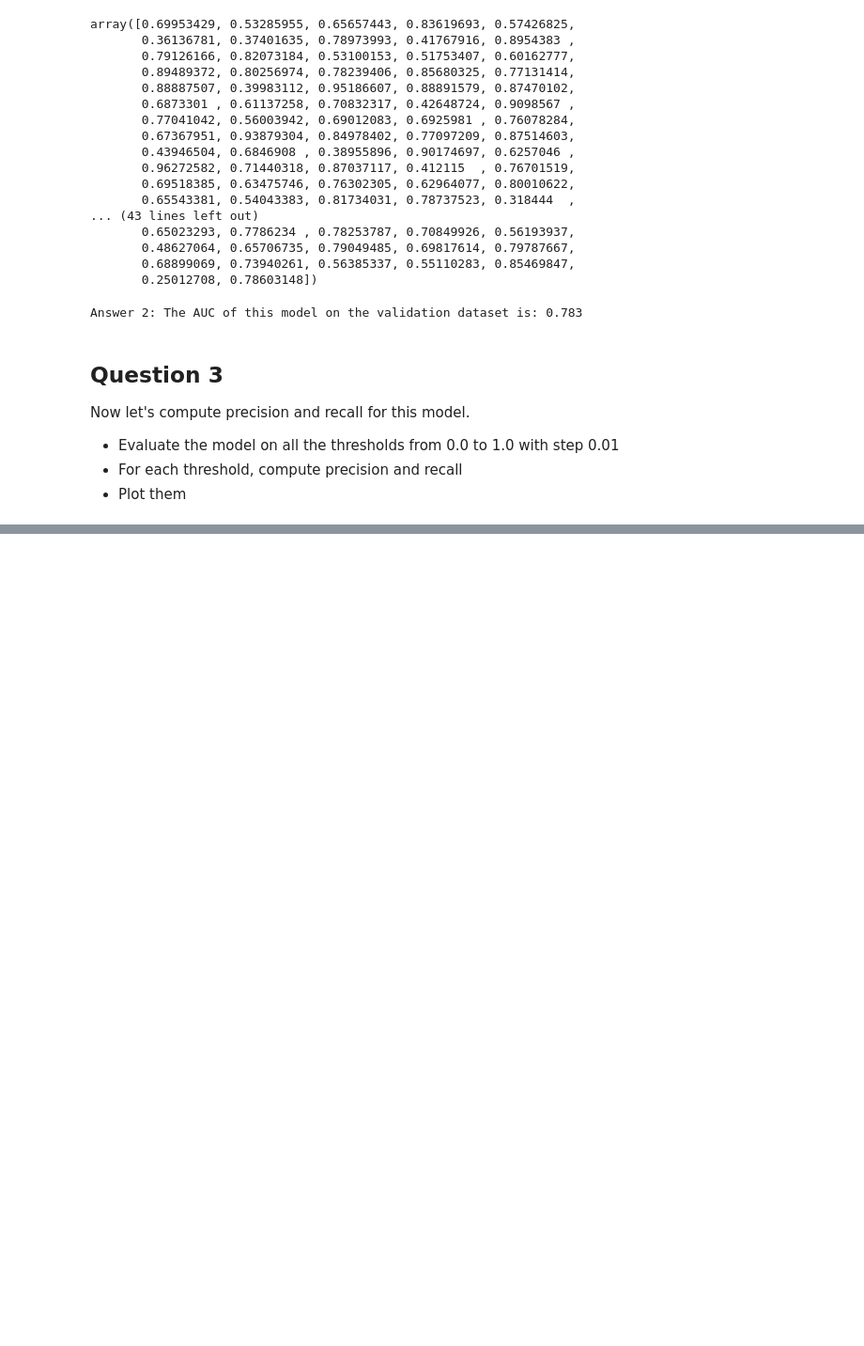
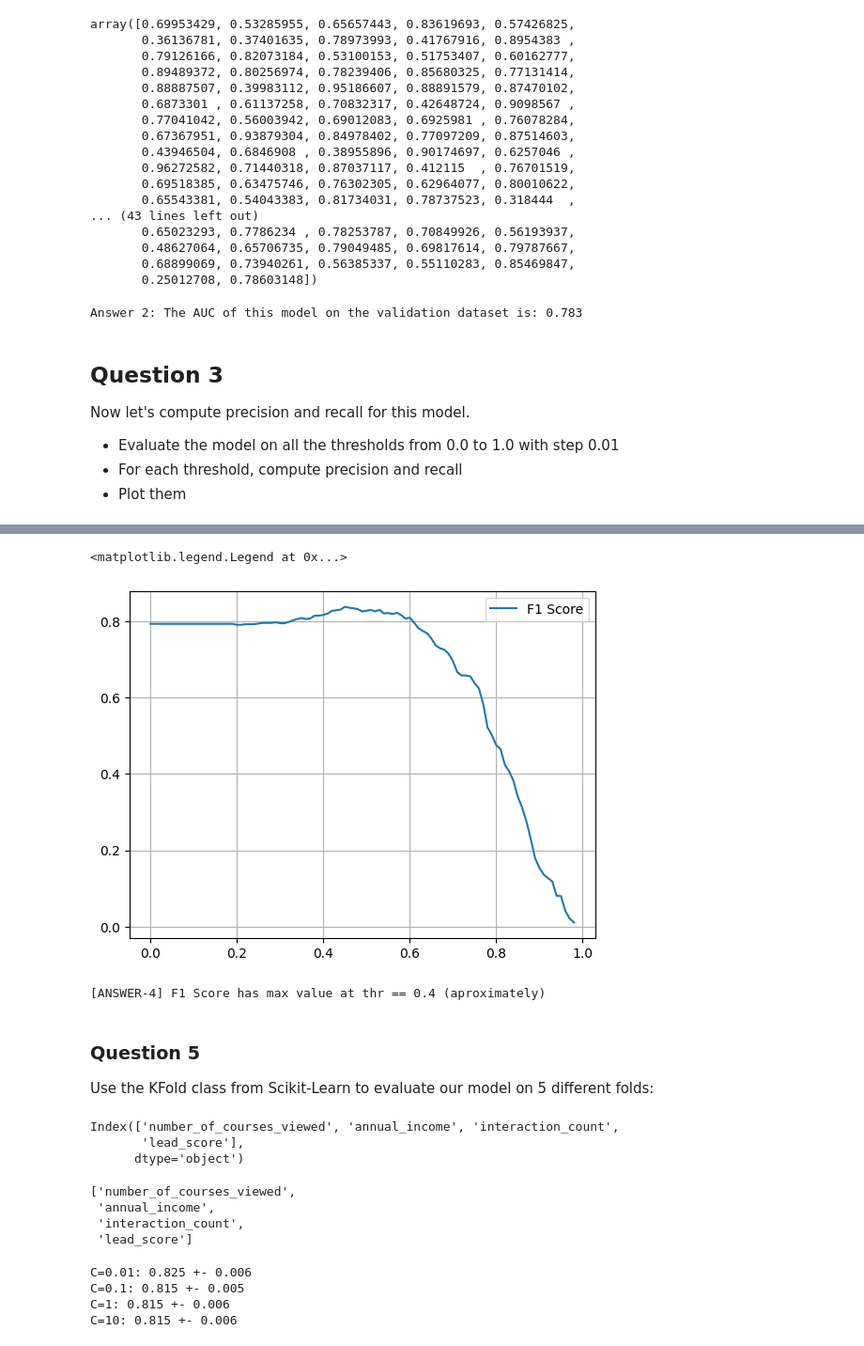
Before and after one commit to rajibulislam1/DataTalksClub, a Jupyter notebook: 2025/04-homework.ipynb, the cells around one changed output, grey strips where cells are left out. Shown at 94% size. Drawn from its saved outputs; the diff is of its cells as text; code cells hidden in the pictures; blank space fills up the shorter version.

```diff
--- a/2025/04-homework.ipynb
+++ b/2025/04-homework.ipynb
@@ -412,0 +424,48 @@ plt.show()
+# %%
+plt.plot(df_pr.thr, df_pr['f1_score'], label='F1 Score')
+plt.grid(True)
+plt.legend()
+# %% [output]
+<matplotlib.legend.Legend at 0x...>
+[figure, added]
+# %%
+print(f"[ANSWER-4] F1 Score has max value at thr == 0.4 (aproximately)")
+# %% [output]
+[ANSWER-4] F1 Score has max value at thr == 0.4 (aproximately)
+# %% [markdown]
+### Question 5
+Use the KFold class from Scikit-Learn to evaluate our model on 5 different folds:
+# %%
+X_train[features].columns
+# %% [output]
+Index(['number_of_courses_viewed', 'annual_income', 'interaction_count',
+       'lead_score'],
+      dtype='object')
+# %%
+features
+# %% [output]
+['number_of_courses_viewed',
+ 'annual_income',
+ 'interaction_count',
+ 'lead_score']
+# %%
+for C in (0.01, 0.1, 1, 10):
+    scores = []
+    kf = KFold(n_splits=5, shuffle=True, random_state=1)
+
+    for train_idx, val_idx in kf.split(X_train):
+        df_train = X_train.iloc[train_idx]
+        df_val = X_train.iloc[val_idx]
+
+        dv, model = train(df_train, df_train.converted, features=features, C=C)
+        y_pred = predict(df_val, dv, model, features=features)
+
+        auc = roc_auc_score(df_val.converted, y_pred)
+        scores.append(auc)
+
+    print('C=%s: %.3f +- %.3f' % (C, np.mean(scores), np.std(scores)))
+# %% [output]
+C=0.01: 0.825 +- 0.006
+C=0.1: 0.815 +- 0.005
+C=1: 0.815 +- 0.006
+C=10: 0.815 +- 0.006
```
Also changed, not shown: parts of 6 cells of this notebook, 1 other file.
